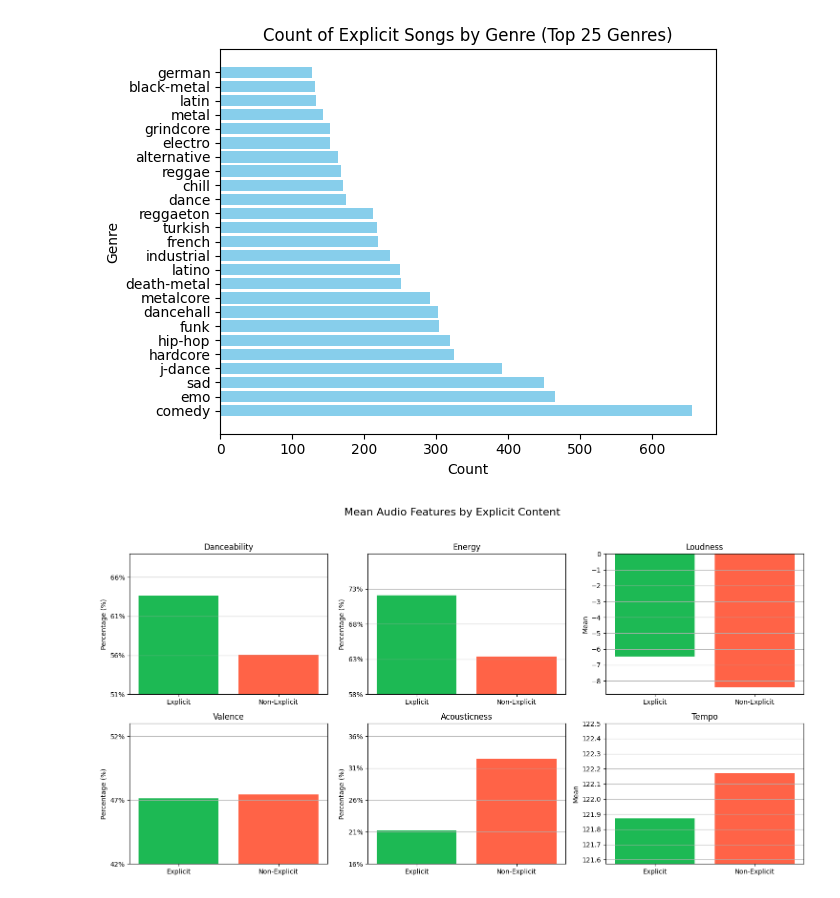
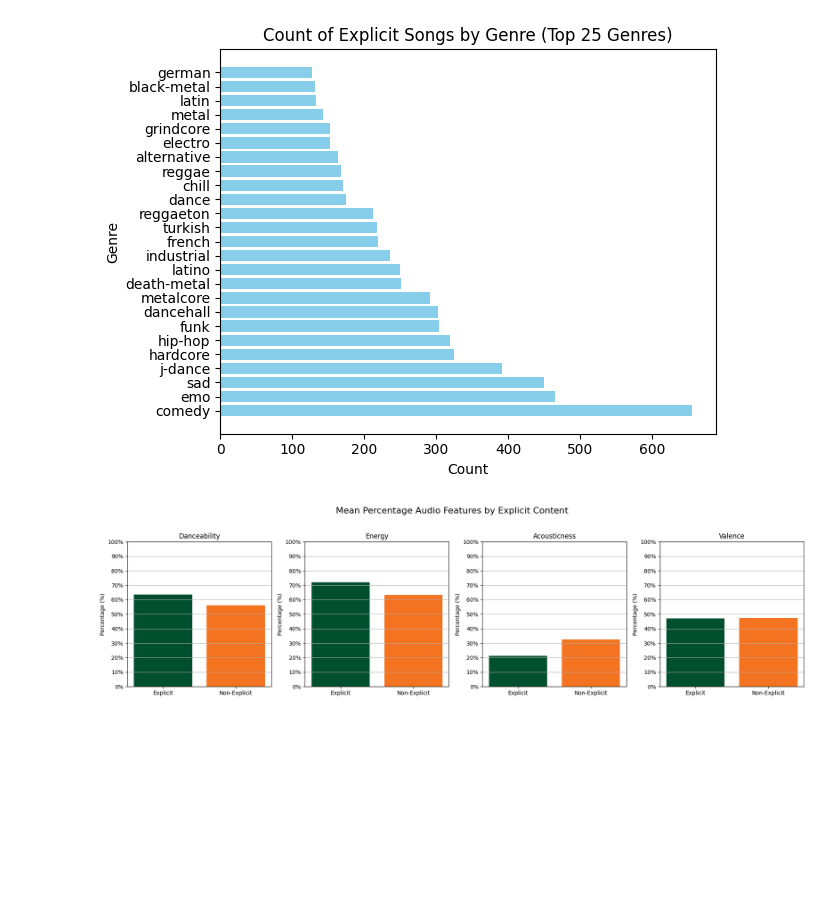
Before and after one commit to laceyp99/DataAnalysis, a Jupyter notebook: Spotify/spotify_analysis.ipynb, the cells around one changed output. Cells and saved outputs as stored; diff of their text form; code cells hidden in the pictures; blank space fills up the shorter version.

Commit message:
Set bar graphs uniform and loudness meter

```diff
--- a/Spotify/spotify_analysis.ipynb
+++ b/Spotify/spotify_analysis.ipynb
@@ -97,50 +91,29 @@ plt.show()
 [figure]
 # %%
 features = ['danceability', 'energy', 'loudness', 'valence', 'acousticness', 'tempo']
-percentage_features = ['danceability', 'energy', 'valence', 'acousticness']
+percentage_features = ['danceability', 'energy', 'acousticness', 'valence']
 
 explicit_means = df_explicit[features].mean()
 non_explicit_means = df_non_explicit[features].mean()
 
 # Convert to percentages
 explicit_means[percentage_features] *= 100
 non_explicit_means[percentage_features] *= 100
 
-fig, axes = plt.subplots(nrows=2, ncols=3, figsize=(15, 8))
+fig, axes = plt.subplots(nrows=1, ncols=4, figsize=(18, 5))
 axes = axes.flatten()
 
-for i, feature in enumerate(features):
-    axes[i].bar(['Explicit', 'Non-Explicit'],
-                [explicit_means[feature], non_explicit_means[feature]],
-                color=['#1DB954', '#FF6347'])
+for i, feature in enumerate(percentage_features):
+    axes[i].bar(['Explicit', 'Non-Explicit'], [explicit_means[feature], non_explicit_means[feature]], color=['#005030', '#f47321'])
     axes[i].set_title(f'{feature.capitalize()}')
-    axes[i].set_ylabel('Mean')
+    axes[i].set_ylabel('Percentage (%)')
+    axes[i].set_ylim(0, 100)
+    axes[i].set_yticks(np.arange(0, 101, 10))
+    axes[i].set_yticklabels([f'{t}%' for t in np.arange(0, 101, 10)])
     axes[i].grid(axis='y')
 
-
-    if feature in percentage_features:
-        min_val = min(explicit_means[feature], non_explicit_means[feature])
-        max_val = max(explicit_means[feature], non_explicit_means[feature])
-        buffer = 5
-        tick_start = int(min_val - buffer)
-        tick_end = int(max_val + buffer) + 1
-        ticks = list(range(tick_start, tick_end, 5))
-        axes[i].set_ylim(tick_start, tick_end)
-        axes[i].set_yticks(ticks)
-        axes[i].set_yticklabels([f'{t}%' for t in ticks])
-        axes[i].set_ylabel('Percentage (%)')
-
-
-    # Custom Y-axis for tempo
-    elif feature == 'tempo':
-        min_val = min(explicit_means['tempo'], non_explicit_means['tempo'])
-        max_val = max(explicit_means['tempo'], non_explicit_means['tempo'])
-        buffer = 0.3  # add a bit of space above/below
-        axes[i].set_ylim(min_val - buffer, max_val + buffer)
-        axes[i].set_yticks(np.arange(round(min_val - buffer, 1), round(max_val + buffer, 1) + 0.01, 0.1))
-
-fig.suptitle('Mean Audio Features by Explicit Content', fontsize=16)
+fig.suptitle('Mean Percentage Audio Features by Explicit Content', fontsize=16)
 plt.tight_layout(rect=[0, 0, 1, 0.95])
 plt.show()
 # %% [output]
-[figure, old version]
+[figure, new version]
```
Also changed, not shown: parts of 3 cells of this notebook.
